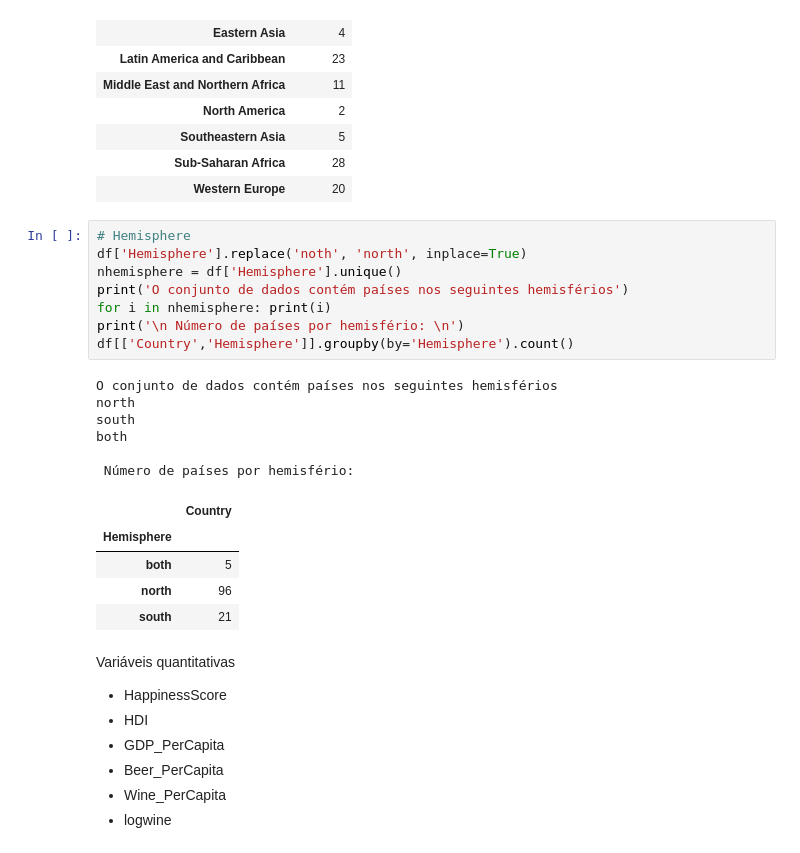
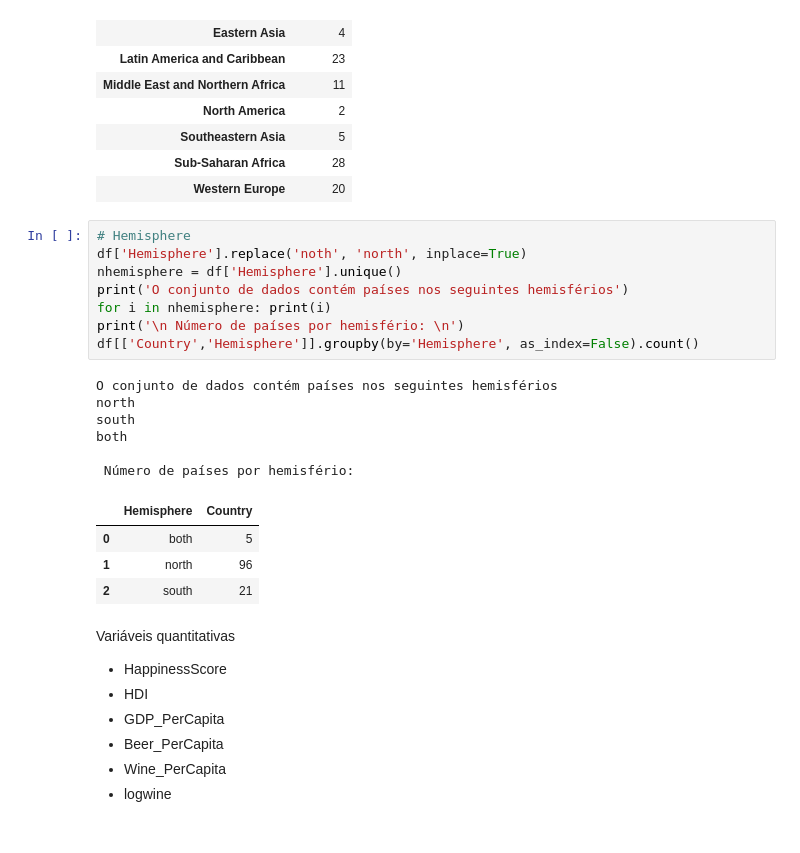
Before and after one commit to lorranavf/class-machine-learning-pex-812-2023, a Jupyter notebook: Atividade2/Hapiness_&_Alcohol_Consumption.ipynb, the cells around one changed output. Cells and saved outputs as stored; diff of their text form.

```diff
--- a/Atividade2/Hapiness_&_Alcohol_Consumption.ipynb
+++ b/Atividade2/Hapiness_&_Alcohol_Consumption.ipynb
@@ -124,23 +128,22 @@ O conjunto de dados possui estatísticas relativas a 9 regiões do mundo.
 # %%
 # Hemisphere
 df['Hemisphere'].replace('noth', 'north', inplace=True)
 nhemisphere = df['Hemisphere'].unique()
 print('O conjunto de dados contém países nos seguintes hemisférios')
 for i in nhemisphere: print(i)
 print('\n Número de países por hemisfério: \n')
-df[['Country','Hemisphere']].groupby(by='Hemisphere').count()
+df[['Country','Hemisphere']].groupby(by='Hemisphere', as_index=False).count()
 # %% [output]
 O conjunto de dados contém países nos seguintes hemisférios
 north
 south
 both
 
  Número de países por hemisfério:
-|  | Country |
-| Hemisphere |  |
-| both | 5 |
-| north | 96 |
-| south | 21 |
+|  | Hemisphere | Country |
+| 0 | both | 5 |
+| 1 | north | 96 |
+| 2 | south | 21 |
 # %% [markdown]
 Variáveis quantitativas
 - HappinessScore
```
Also changed, not shown: parts of 16 cells of this notebook.
